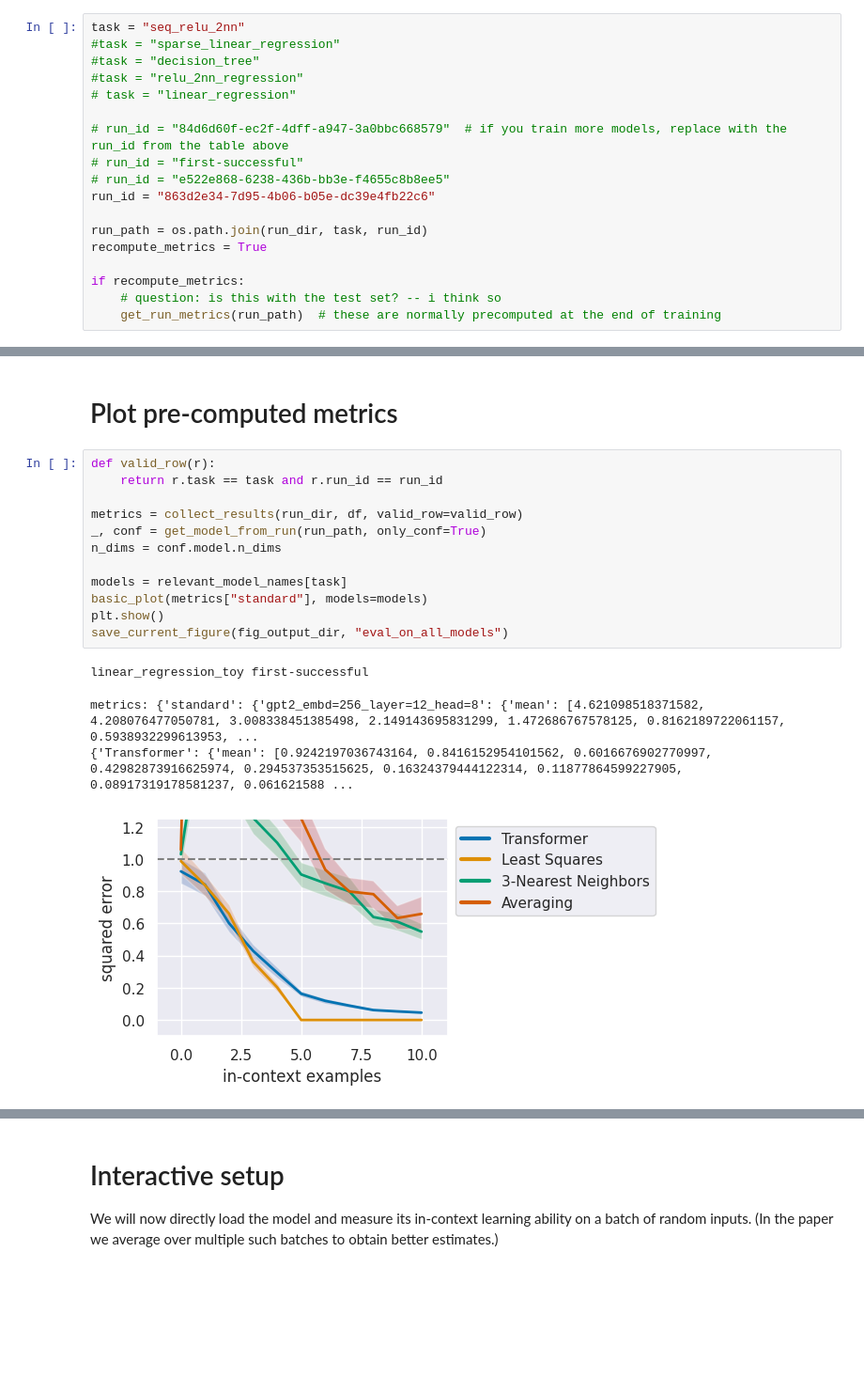
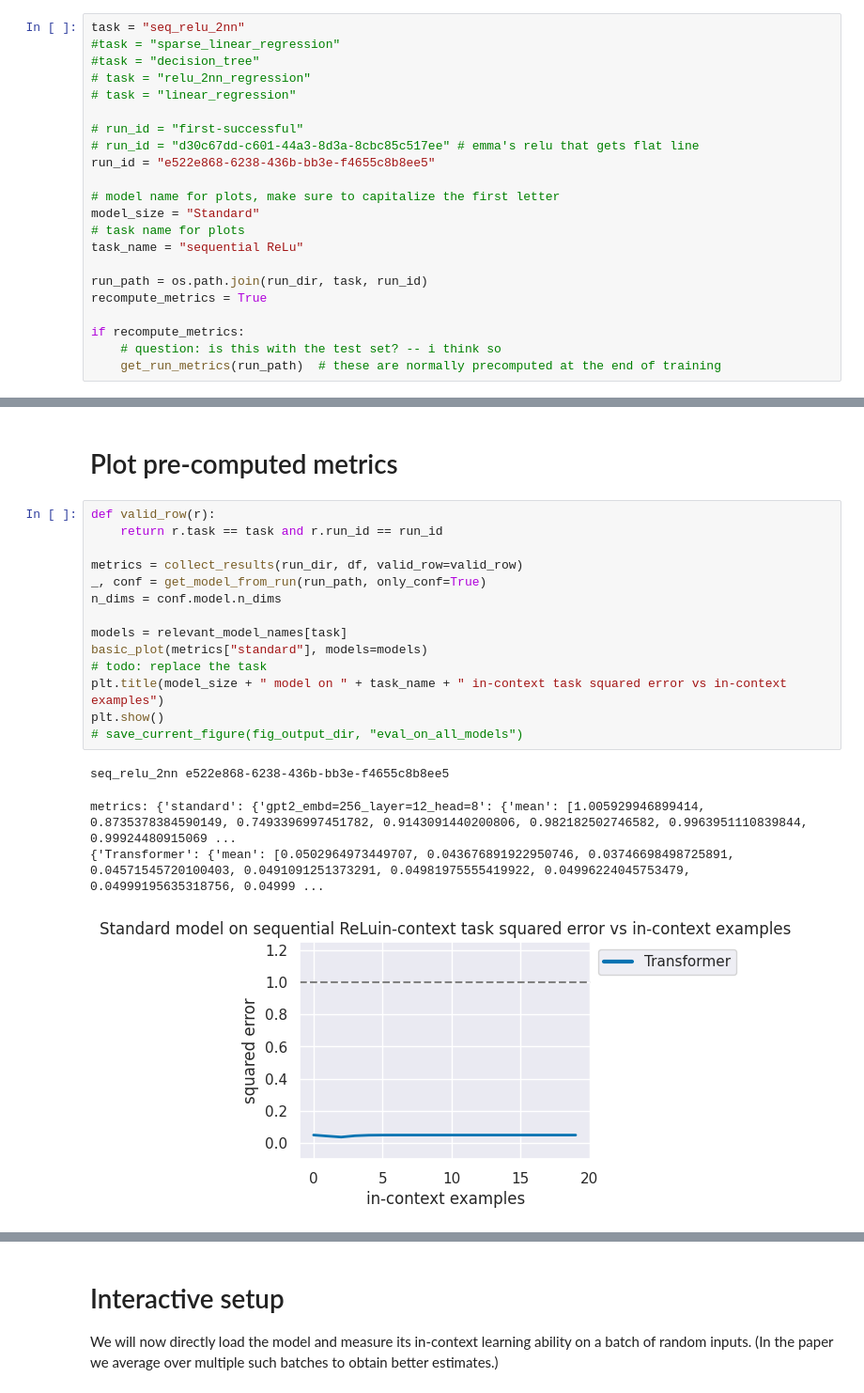
Before and after one commit to dtsip/in-context-learning, a Jupyter notebook: src/eval.ipynb, the cells around one changed output, grey strips where cells are left out. Shown at 94% size. Drawn from its saved outputs; the diff is of its cells as text; blank space fills up the shorter version.

```diff
--- a/src/eval.ipynb
+++ b/src/eval.ipynb
@@ -32,13 +32,17 @@ df = read_run_dir(run_dir)
 task = "seq_relu_2nn"
 #task = "sparse_linear_regression"
 #task = "decision_tree"
-#task = "relu_2nn_regression"
+# task = "relu_2nn_regression"
 # task = "linear_regression"
 
-# run_id = "84d6d60f-ec2f-4dff-a947-3a0bbc668579"  # if you train more models, replace with the run_id from the table above
 # run_id = "first-successful"
-# run_id = "e522e868-6238-436b-bb3e-f4655c8b8ee5"
-run_id = "863d2e34-7d95-4b06-b05e-dc39e4fb22c6"
+# run_id = "d30c67dd-c601-44a3-8d3a-8cbc85c517ee" # emma's relu that gets flat line
+run_id = "e522e868-6238-436b-bb3e-f4655c8b8ee5"
+
+# model name for plots, make sure to capitalize the first letter
+model_size = "Standard"
+# task name for plots
+task_name = "sequential ReLu"
 
 run_path = os.path.join(run_dir, task, run_id)
 recompute_metrics = True
@@ -68,20 +72,22 @@ fig_output_dir = run_id + "_" + task + "_" + generate_random_string()
 # %%
 def valid_row(r):
     return r.task == task and r.run_id == run_id
 
 metrics = collect_results(run_dir, df, valid_row=valid_row)
 _, conf = get_model_from_run(run_path, only_conf=True)
 n_dims = conf.model.n_dims
 
 models = relevant_model_names[task]
 basic_plot(metrics["standard"], models=models)
+# todo: replace the task
+plt.title(model_size + " model on " + task_name + " in-context task squared error vs in-context examples")
 plt.show()
-save_current_figure(fig_output_dir, "eval_on_all_models")
+# save_current_figure(fig_output_dir, "eval_on_all_models")
 # %% [output]
-linear_regression_toy first-successful
+seq_relu_2nn e522e868-6238-436b-bb3e-f4655c8b8ee5
-metrics: {'standard': {'gpt2_embd=256_layer=12_head=8': {'mean': [4.621098518371582, 4.208076477050781, 3.008338451385498, 2.149143695831299, 1.472686767578125, 0.8162189722061157, 0.5938932299613953, ...
-{'Transformer': {'mean': [0.9242197036743164, 0.8416152954101562, 0.6016676902770997, 0.42982873916625974, 0.294537353515625, 0.16324379444122314, 0.11877864599227905, 0.08917319178581237, 0.061621588 ...
+metrics: {'standard': {'gpt2_embd=256_layer=12_head=8': {'mean': [1.005929946899414, 0.8735378384590149, 0.7493396997451782, 0.9143091440200806, 0.982182502746582, 0.9963951110839844, 0.99924480915069 ...
+{'Transformer': {'mean': [0.0502964973449707, 0.043676891922950746, 0.03746698498725891, 0.04571545720100403, 0.0491091251373291, 0.04981975555419922, 0.04996224045753479, 0.04999195635318756, 0.04999 ...
-[figure, old version]
+[figure, new version]
 # %%
 # plot any OOD metrics, out of distribution
 for name, metric in metrics.items():
```
Also changed, not shown: parts of 6 cells of this notebook, 1 other file.
